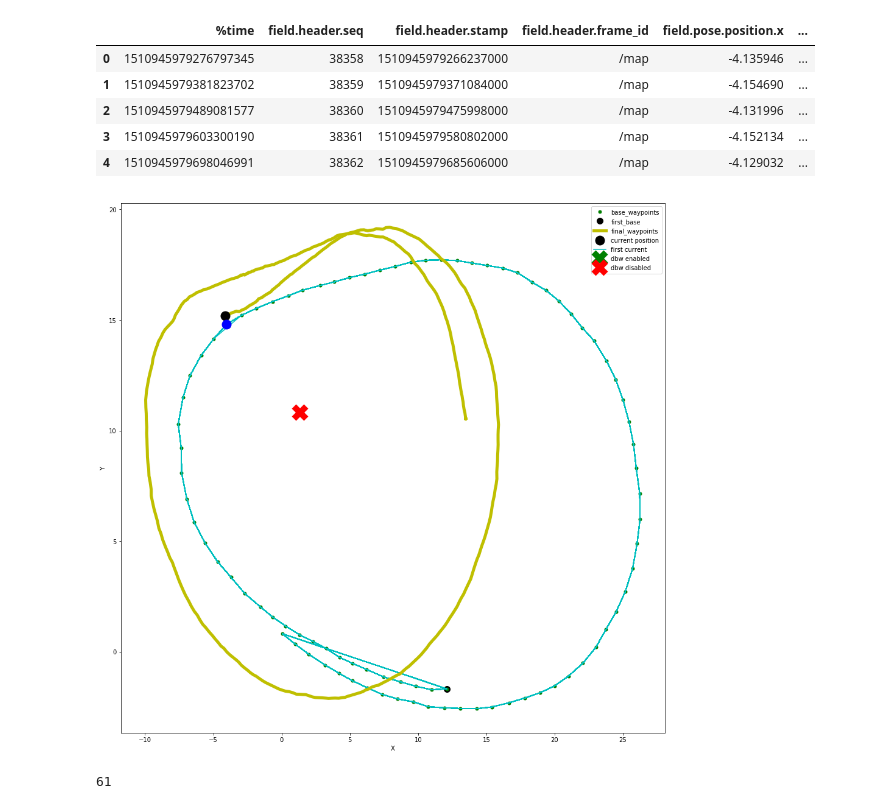
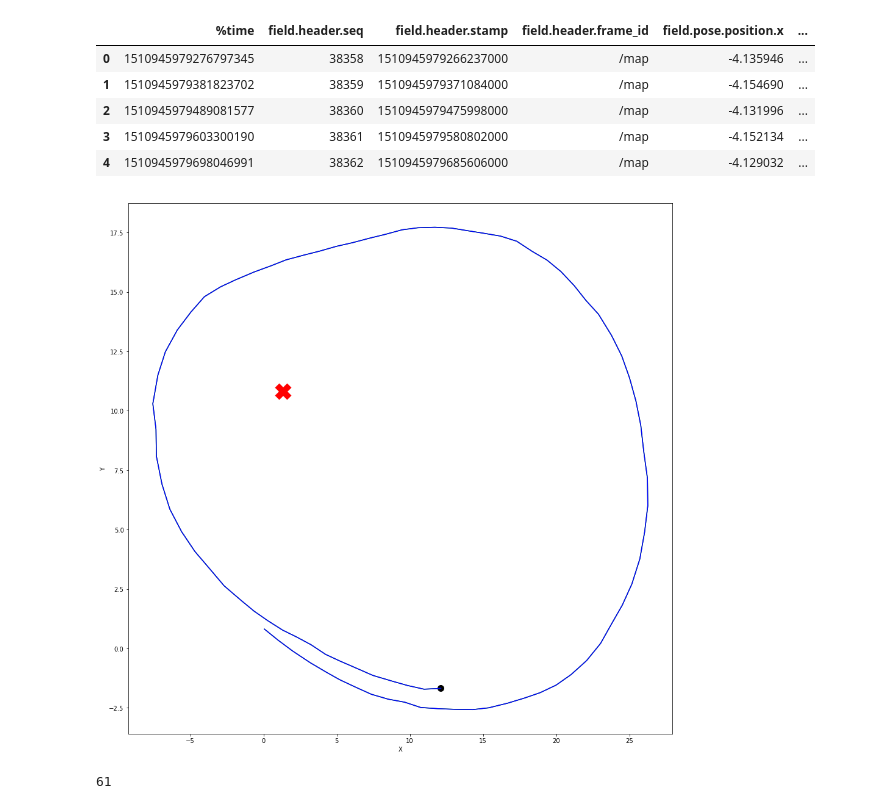
Before and after one commit to andre-froehlich/CarND-Capstone, a Jupyter notebook: data/AnalyzeThirdSubmission.ipynb, the cells around one changed output. Drawn from its saved outputs; the diff is of its cells as text; code cells hidden in the pictures.

Commit message:
plotting waypoints and positions from rosbag

```diff
--- a/data/AnalyzeThirdSubmission.ipynb
+++ b/data/AnalyzeThirdSubmission.ipynb
@@ -109,8 +109,8 @@ for idx, item in base_wp_3.iteritems():
 xs_3 = []
 ys_3 = []
 for idx, wp in base_waypoints_3.iteritems():
-    xs_3.append(wp['x']+5)
-    ys_3.append(wp['y']+5)
+    xs_3.append(wp['x'])
+    ys_3.append(wp['y'])
 # %%
 final_waypoints_3 = dict()
 for _, row in final_wp_3.iterrows():
@@ -179,24 +179,24 @@ dbw_enabled_x, dbw_enabled_y = [-5.48328542709, 25.0346069336, -6.22795438766],
 # %%
 plt.rcParams["figure.figsize"] = [16, 16]
 p1 = plt.plot([xs[0]], [ys[0]], 'ko', ms=10.0)
-p2 = plt.plot(xs, ys, 'go', ms=5.)
-p3 = plt.plot(final_xs, final_ys, 'c', ms=5.0)
-p4 = plt.plot(current_xs, current_ys, 'y', lw=5.0)
-p5 = plt.plot([current_xs[0]], [current_ys[0]], 'ko', ms=15.0)
-# p6 = plt.plot(xs_3, ys_3, 'bo', ms=5.)
+p2 = plt.plot(xs, ys, 'g', ms=10.)
+# p3 = plt.plot(final_xs, final_ys, 'c', ms=5.0)
+# p4 = plt.plot(current_xs, current_ys, 'y', lw=5.0)
+# p5 = plt.plot([current_xs[0]], [current_ys[0]], 'ko', ms=15.0)
+p6 = plt.plot(xs_3, ys_3, 'b', ms=5.)
 # p7 = plt.plot(final_xs_3, final_ys_3, 'k', ms=5.0)
 # p8 = plt.plot(current_xs_3, current_ys_3, 'r', lw=5.0)
 # p9 = plt.plot([current_xs_3[0]], [current_ys_3[0]], 'ko', ms=15.0)
-p10 = plt.plot([final_xs[0]], [final_ys[0]], 'bo', ms=15.0)
+# p10 = plt.plot([final_xs[0]], [final_ys[0]], 'bo', ms=15.0)
 # p6 = plt.plot([xs[26]], [ys[26]], 'gx', ms=20.0, mew=10.0)
 p7 = plt.plot([1.3549], [10.8159], 'rx', ms=20.0, mew=10.0)
 plt.xlabel("X", fontsize=10)
 plt.ylabel("Y", fontsize=10)
-plt.legend((p2[0], p1[0], p4[0], p5[0], p3[0], p6[0], p7[0]), ('base_waypoints', 'first_base', 'final_waypoints', 'current position', 'first current', 'dbw enabled', 'dbw disabled'), loc=0)
+# plt.legend((p2[0], p1[0], p4[0], p5[0], p3[0], p6[0], p7[0]), ('base_waypoints', 'first_base', 'final_waypoints', 'current position', 'first current', 'dbw enabled', 'dbw disabled'), loc=0)
 plt.savefig("../imgs/third_waypoints.png")
 plt.show()
 # %% [output]
-[figure, old version]
+[figure, new version]
 # %%
 church_xs = list()
 church_ys = list()
```
Also changed, not shown: parts of 1 cell of this notebook, 1 other file.
